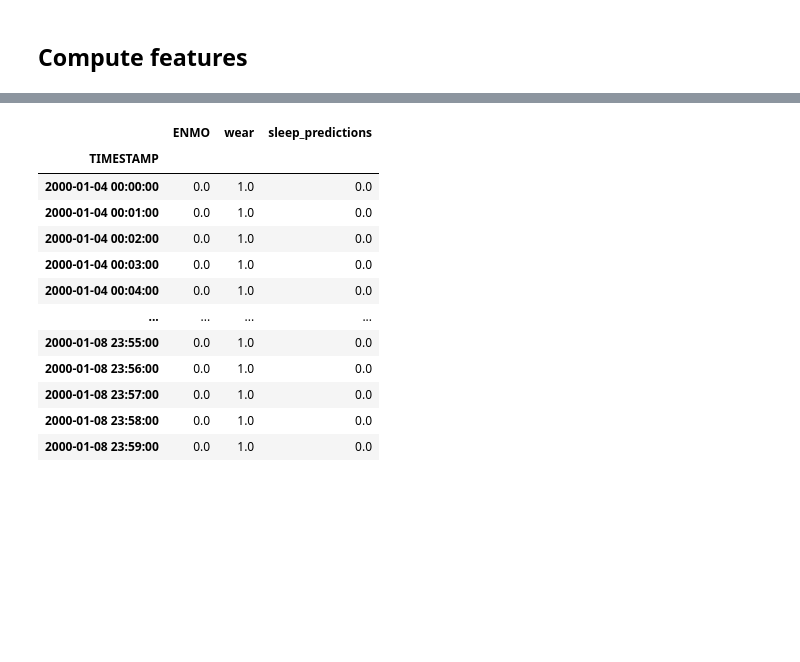
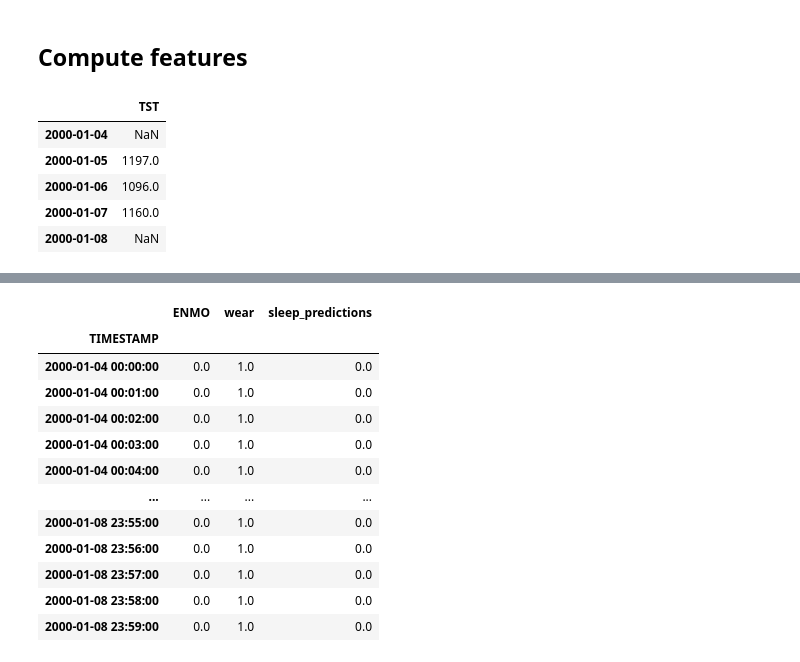
Before and after one commit to ADAMMA-CDHI-ETH-Zurich/CosinorAge, a Jupyter notebook: examples/data_loading.ipynb, the cells around one changed output, grey strips where cells are left out. Saved outputs shown, nothing was run; the diff lists cells and outputs as text; code cells hidden in the pictures; blank space fills up the shorter version.

```diff
--- a/examples/data_loading.ipynb
+++ b/examples/data_loading.ipynb
@@ -88,15 +88,24 @@ biobank_loader.get_meta_data()
 # %%
 features_p = WearableFeatures(smartwatch_loader_p)
 features_p.get_IV()
 features_p.get_IS()
 features_p.get_RA()
 features_p.get_M10()
 features_p.get_L5()
 features_p.get_M10_start()
 features_p.get_L5_start()
 features_p.get_SB()
 features_p.get_LIPA()
-features_p.get_MVPA();
+features_p.get_MVPA()
+features_p.get_WASO()
+features_p.get_TST();
+# %% [output]
+|  | TST |
+| 2000-01-04 | NaN |
+| 2000-01-05 | 1197.0 |
+| 2000-01-06 | 1096.0 |
+| 2000-01-07 | 1160.0 |
+| 2000-01-08 | NaN |
 # %%
 features_p.get_all()
 # %% [output]
```
Also changed, not shown: parts of 3 cells of this notebook, 2 other files.
